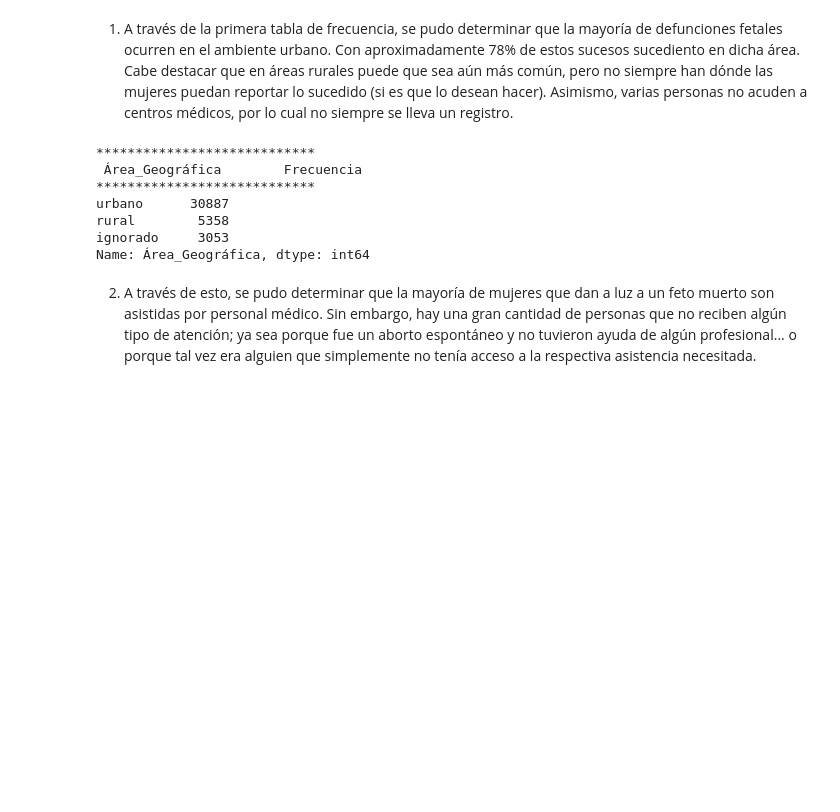
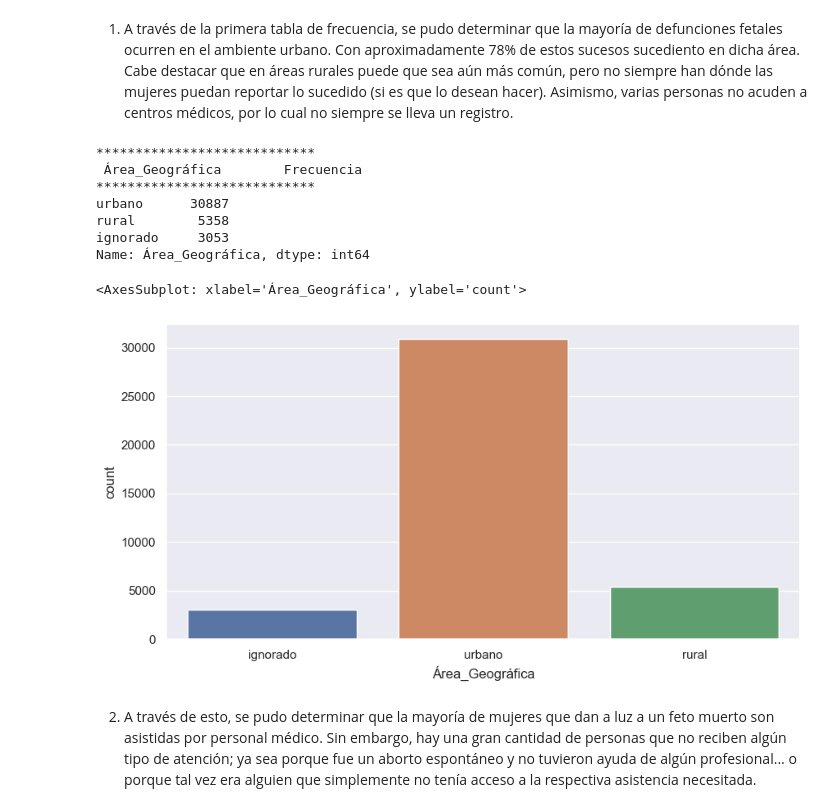
Before and after one commit to stefanoaragoni/mineria_proyecto, a Jupyter notebook: Analisis_exploratorio.ipynb, the cells around one changed output. Drawn from its saved outputs; the diff is of its cells as text; code cells hidden in the pictures; blank space fills up the shorter version.

Commit message:
graficas finales

```diff
--- a/Analisis_exploratorio.ipynb
+++ b/Analisis_exploratorio.ipynb
@@ -262,15 +262,21 @@ Posteriormente, se prosiguió con el análisis de las variables categóricas má
 # %%
 col = "Área_Geográfica"
 print("\n****************************\n",col,"\tFrecuencia","\n****************************")
 print(defunciones[col].value_counts())
+
+# Graficar la frecuencia de cada valor de la columna
+plt.figure(figsize=(10, 5))
+sns.countplot(x=col, data=defunciones)
 # %% [output]
 ****************************
  Área_Geográfica        Frecuencia
 ****************************
 urbano      30887
 rural        5358
 ignorado     3053
 Name: Área_Geográfica, dtype: int64
+<AxesSubplot: xlabel='Área_Geográfica', ylabel='count'>
+[figure, added]
 # %% [markdown]
 2. A través de esto, se pudo determinar que la mayoría de mujeres que dan a luz a un feto muerto son asistidas por personal médico. Sin embargo, hay una gran cantidad de personas que no reciben algún tipo de atención; ya sea porque fue un aborto espontáneo y no tuvieron ayuda de algún profesional... o porque tal vez era alguien que simplemente no tenía acceso a la respectiva asistencia necesitada.
 # %%
```
Also changed, not shown: parts of 9 cells of this notebook.
